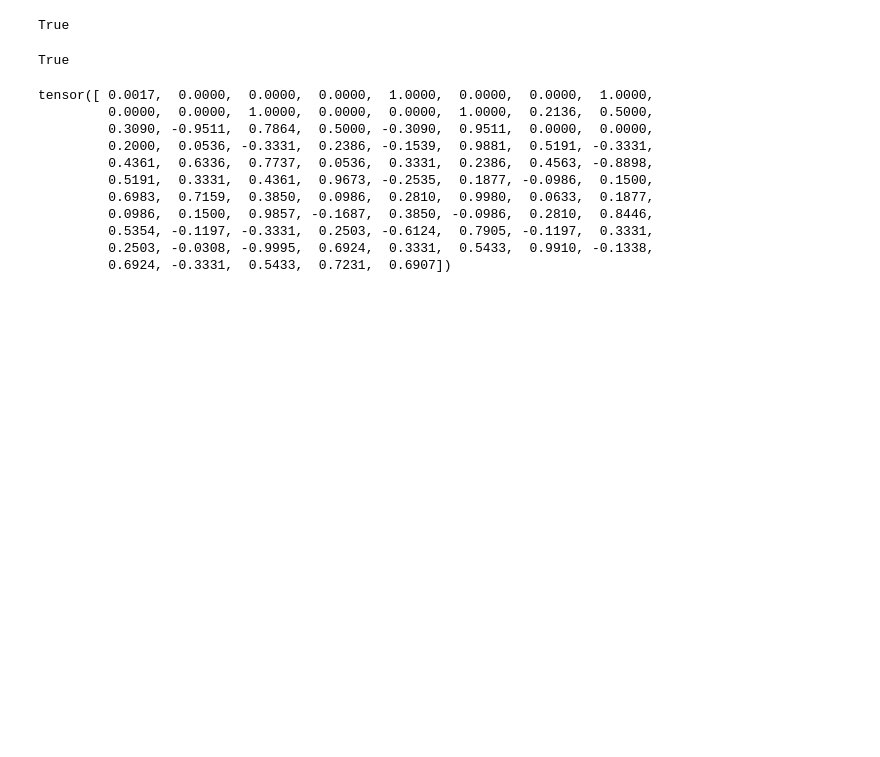
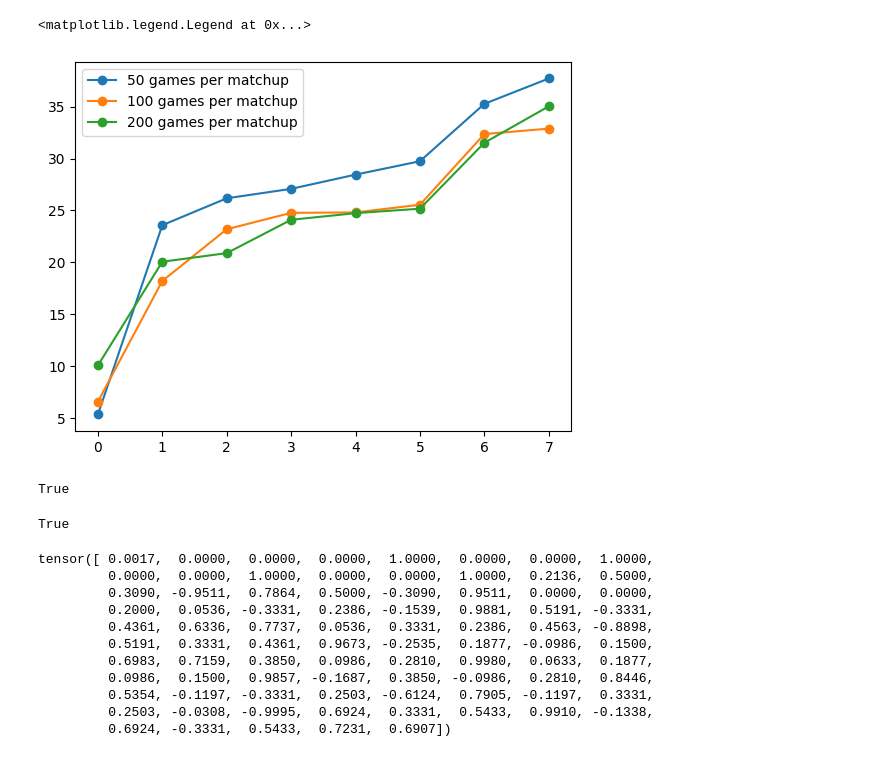
Before and after one commit to nguyenddang/VEX_strategy_ai, a Jupyter notebook: play.ipynb, the cells around one changed output. Cells and saved outputs as stored; diff of their text form; code cells hidden in the pictures; blank space fills up the shorter version.

```diff
--- a/play.ipynb
+++ b/play.ipynb
@@ -5,6 +3,45 @@ import torch
 # %%
-config = VexConfig()
-env = VexEnv(config)
+# 50 games per matchup
+# Model random: mu=5.35, sigma=2.44
+# Model learner_500.pt: mu=23.58, sigma=0.90
+# Model learner_1000.pt: mu=26.17, sigma=0.89
+# Model learner_1500.pt: mu=27.08, sigma=0.87
+# Model learner_2000.pt: mu=28.45, sigma=0.88
+# Model learner_2500.pt: mu=29.74, sigma=0.88
+# Model learner_3000.pt: mu=35.27, sigma=0.94
+# Model learner_3500.pt: mu=37.71, sigma=1.04
+
+# 100 games per matchup
+# Model random: mu=6.58, sigma=1.51
+# Model learner_500.pt: mu=18.21, sigma=0.94
+# Model learner_1000.pt: mu=23.19, sigma=0.86
+# Model learner_1500.pt: mu=24.77, sigma=0.84
+# Model learner_2000.pt: mu=24.81, sigma=0.86
+# Model learner_2500.pt: mu=25.55, sigma=0.85
+# Model learner_3000.pt: mu=32.36, sigma=0.96
+# Model learner_3500.pt: mu=32.88, sigma=0.97
+
+# 200 games per matchup
+# Model random: mu=10.07, sigma=1.22
+# Model learner_500.pt: mu=20.06, sigma=0.90
+# Model learner_1000.pt: mu=20.89, sigma=0.86
+# Model learner_1500.pt: mu=24.10, sigma=0.85
+# Model learner_2000.pt: mu=24.74, sigma=0.85
+# Model learner_2500.pt: mu=25.17, sigma=0.88
+# Model learner_3000.pt: mu=31.52, sigma=0.92
+# Model learner_3500.pt: mu=35.03, sigma=1.01
+
+mus1 = [5.35, 23.58, 26.17, 27.08, 28.45, 29.74, 35.27, 37.71]
+mus2 = [6.58, 18.21, 23.19, 24.77, 24.81, 25.55, 32.36, 32.88]
+mus3 = [10.07, 20.06, 20.89, 24.10, 24.74, 25.17, 31.52, 35.03]
+# %%
+plt.plot(mus1, marker='o', label='50 games per matchup')
+plt.plot(mus2, marker='o', label='100 games per matchup')
+plt.plot(mus3, marker='o', label='200 games per matchup')
+plt.legend()
+# %% [output]
+<matplotlib.legend.Legend at 0x...>
+[figure, added]
 # %%
 env_out = env.reset()
 # %%
```
Also changed, not shown: parts of 1 cell of this notebook, 11 other files.
